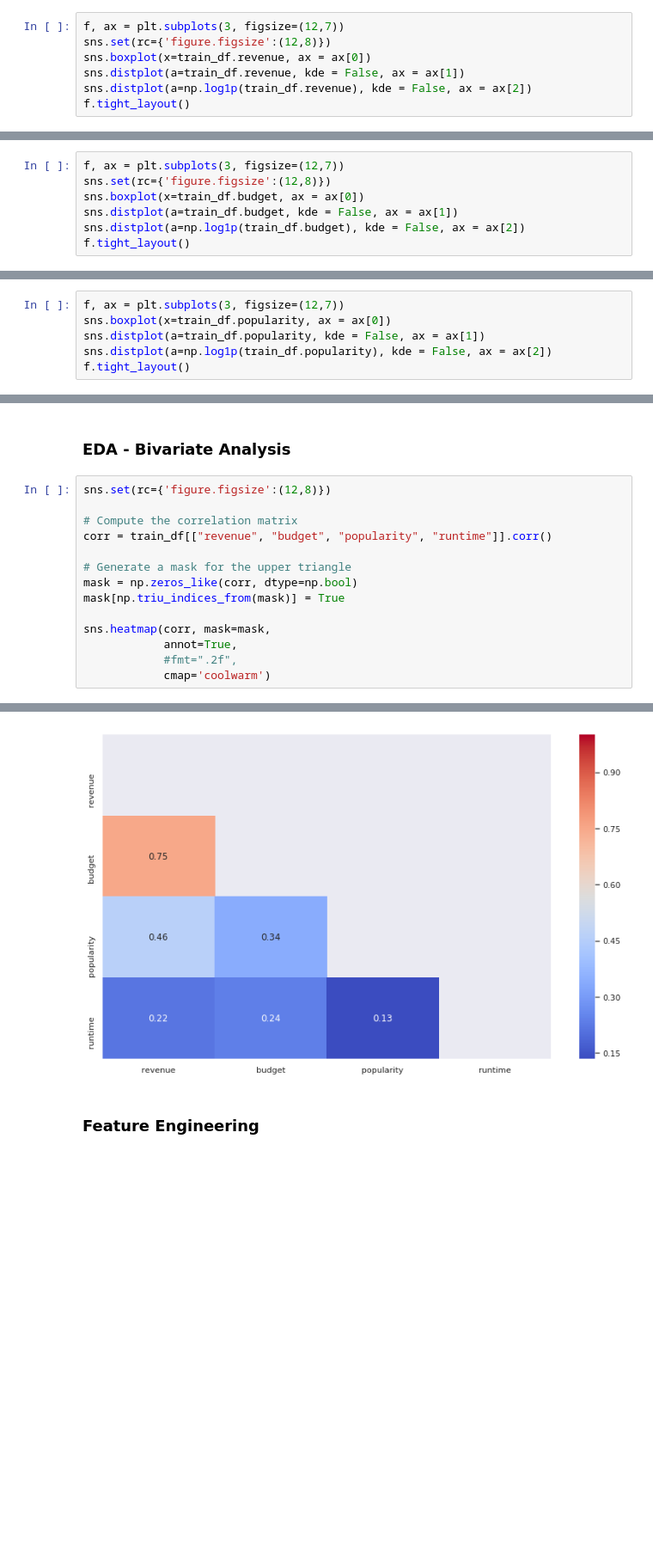
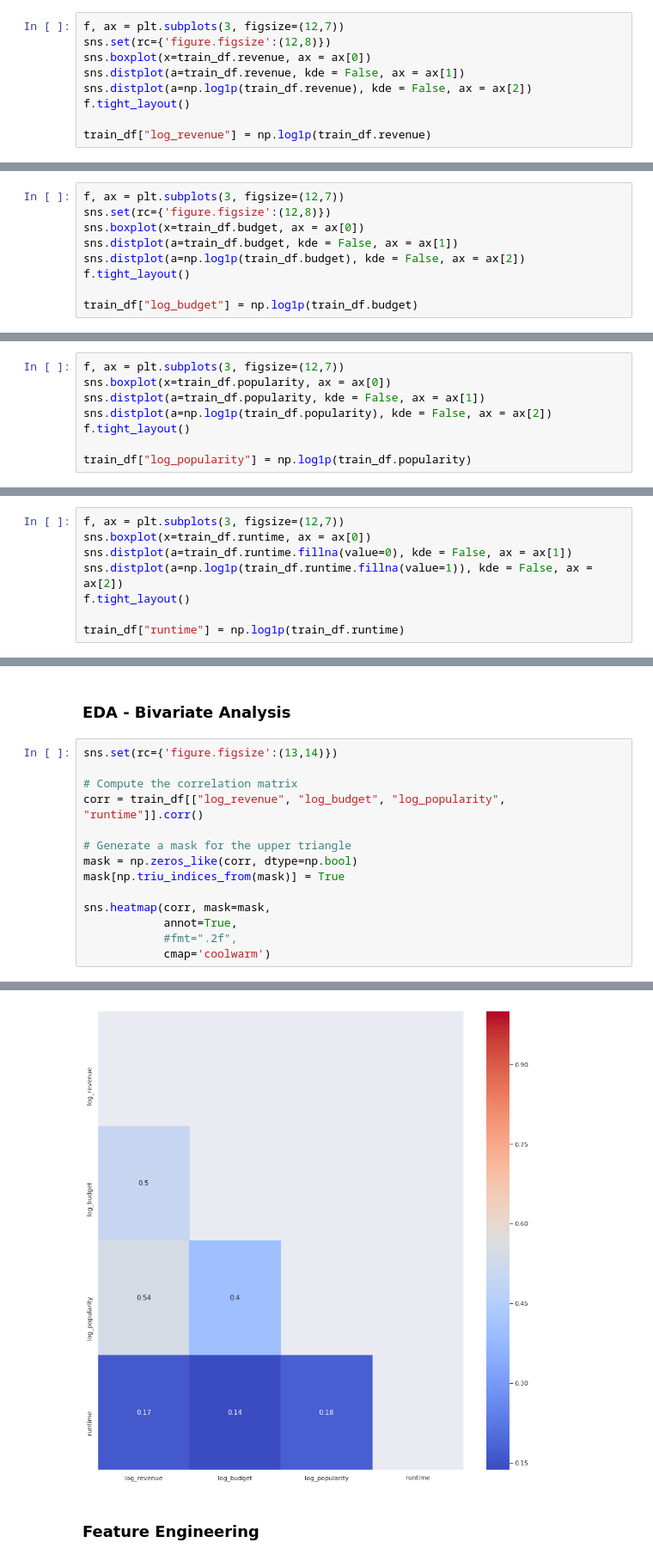
Before and after one commit to praxitelisk/TMDB-Box-Office-Prediction, a Jupyter notebook: TMDB Box Office Prediction EDA + ML.ipynb, the cells around one changed output, grey strips where cells are left out. Shown: that part at 86% size. Saved outputs shown, nothing was run; the diff lists cells and outputs as text; blank space fills up the shorter version.

```diff
--- a/TMDB Box Office Prediction EDA + ML.ipynb
+++ b/TMDB Box Office Prediction EDA + ML.ipynb
@@ -100,4 +100,6 @@ sns.boxplot(x=train_df.revenue, ax = ax[0])
 sns.distplot(a=train_df.revenue, kde = False, ax = ax[1])
 sns.distplot(a=np.log1p(train_df.revenue), kde = False, ax = ax[2])
 f.tight_layout()
+
+train_df["log_revenue"] = np.log1p(train_df.revenue)
 # %% [output]
@@ -111,6 +113,8 @@ sns.boxplot(x=train_df.budget, ax = ax[0])
 sns.distplot(a=train_df.budget, kde = False, ax = ax[1])
 sns.distplot(a=np.log1p(train_df.budget), kde = False, ax = ax[2])
 f.tight_layout()
+
+train_df["log_budget"] = np.log1p(train_df.budget)
 # %% [output]
 [figure]
 # %% [markdown]
@@ -249,5 +252,15 @@ sns.boxplot(x=train_df.popularity, ax = ax[0])
 sns.distplot(a=train_df.popularity, kde = False, ax = ax[1])
 sns.distplot(a=np.log1p(train_df.popularity), kde = False, ax = ax[2])
 f.tight_layout()
+
+train_df["log_popularity"] = np.log1p(train_df.popularity)
 # %% [output]
 [figure]
+# %%
+f, ax = plt.subplots(3, figsize=(12,7))
+sns.boxplot(x=train_df.runtime, ax = ax[0])
+sns.distplot(a=train_df.runtime.fillna(value=0), kde = False, ax = ax[1])
+sns.distplot(a=np.log1p(train_df.runtime.fillna(value=1)), kde = False, ax = ax[2])
+f.tight_layout()
+
+train_df["runtime"] = np.log1p(train_df.runtime)
@@ -254,22 +269,22 @@ f.tight_layout()
 # %% [markdown]
 ### EDA - Bivariate Analysis
 # %%
-sns.set(rc={'figure.figsize':(12,8)})
+sns.set(rc={'figure.figsize':(13,14)})
 
 # Compute the correlation matrix
-corr = train_df[["revenue", "budget", "popularity", "runtime"]].corr()
+corr = train_df[["log_revenue", "log_budget", "log_popularity", "runtime"]].corr()
 
 # Generate a mask for the upper triangle
 mask = np.zeros_like(corr, dtype=np.bool)
 mask[np.triu_indices_from(mask)] = True
 
 sns.heatmap(corr, mask=mask,
             annot=True,
             #fmt=".2f",
             cmap='coolwarm')
 # %% [output]
 <matplotlib.axes._subplots.AxesSubplot at 0x...>
-[figure, old version]
+[figure, new version]
 # %% [markdown]
 ### Feature Engineering
 # %% [markdown]
```
Also changed, not shown: parts of 14 cells of this notebook.
